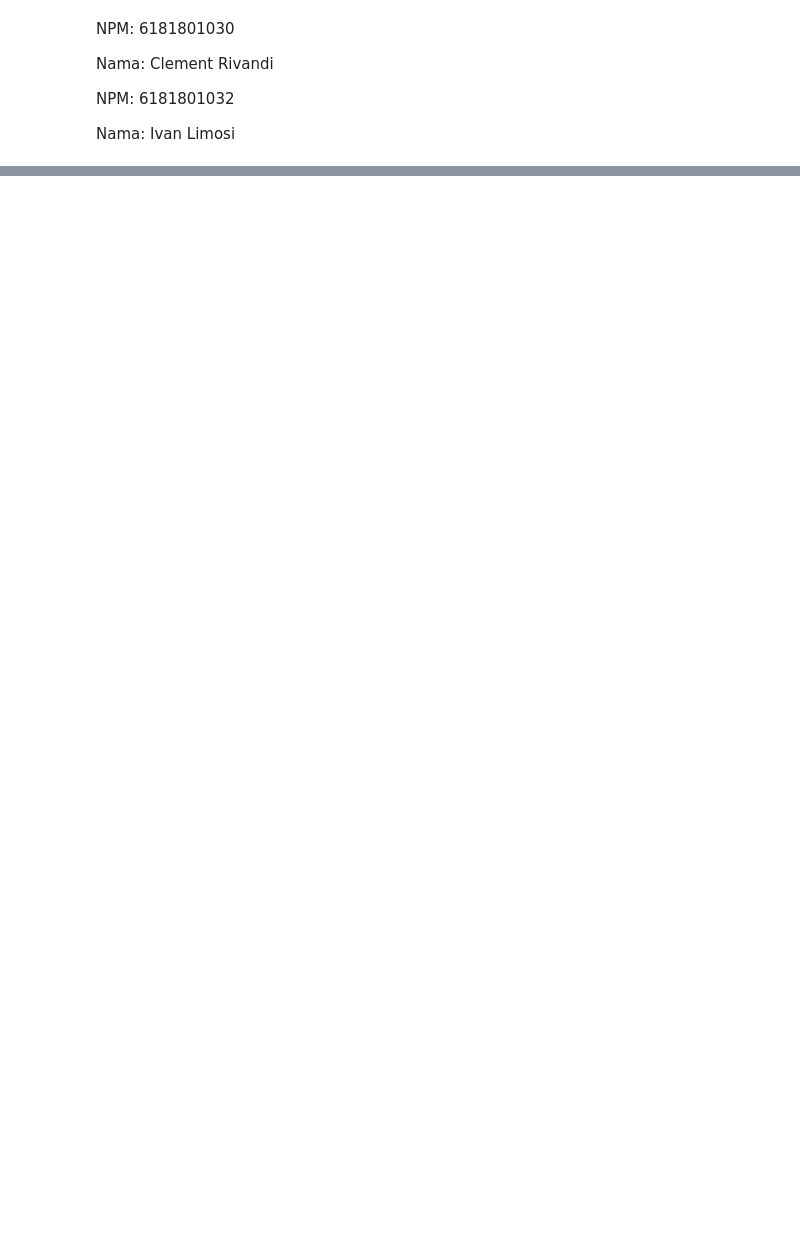
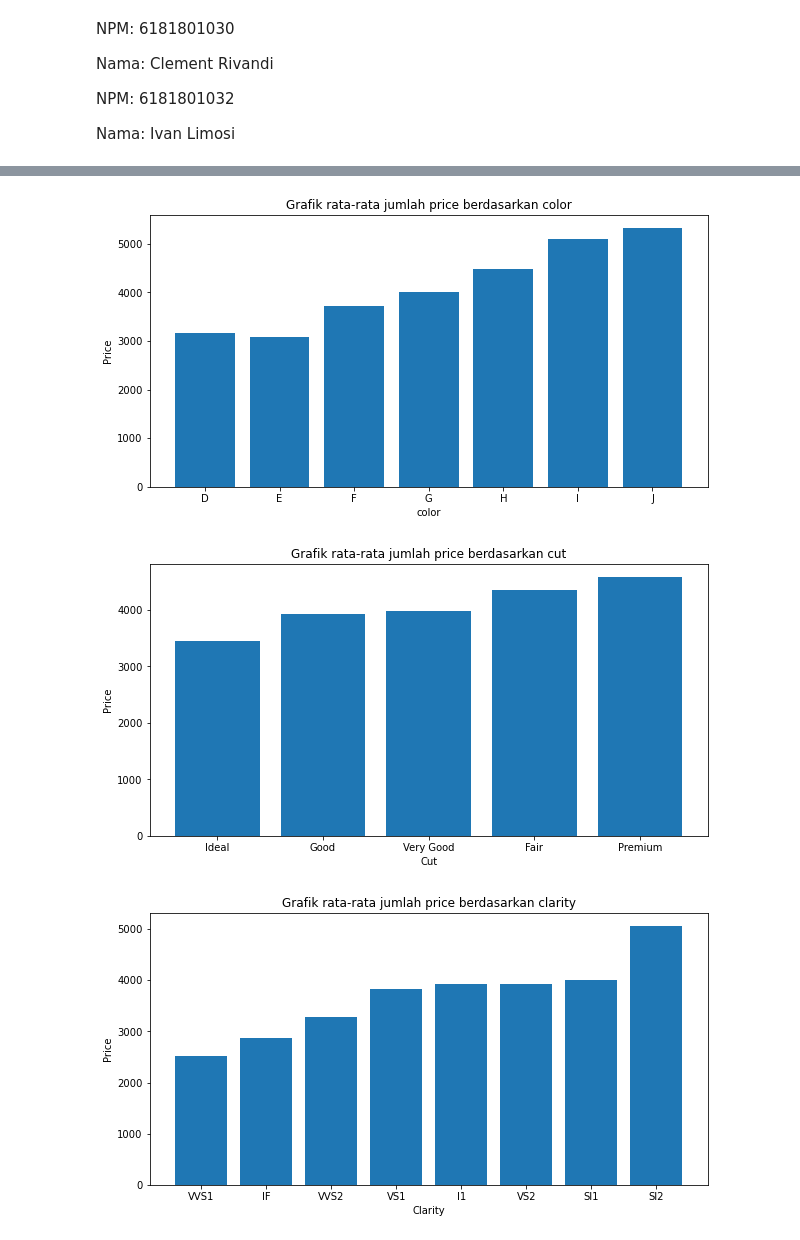
Before and after one commit to 6181801030ClementRivandi/TA, a Jupyter notebook: df.ipynb, the cells around one changed output, grey strips where cells are left out. Cells and saved outputs as stored; diff of their text form; code cells hidden in the pictures; blank space fills up the shorter version.

```diff
--- a/df.ipynb
+++ b/df.ipynb
@@ -50,0 +32,48 @@ plt.show()
+# %%
+### Eksplorasi Data #2 ###
+
+#Eksplorasi kedua dilakukan dengan membandingkan atribut price dengan beberapa atribut bertipe kategorik
+
+# Membuat grafik untuk melihat hubungan antara atribut Color dengan Price.
+# Grafik dibuat dengan membandingkan rata-rata Price dengan jenis Color.
+ColorToPrice = data.groupby('color').mean().sort_values('color')
+plt.figure(figsize=[10,5])
+plt.title('Grafik rata-rata jumlah price berdasarkan color')
+plt.xlabel('color')
+plt.ylabel('Price')
+plt.bar(ColorToPrice.index, ColorToPrice['price'])
+plt.show()
+
+# Membuat grafik untuk melihat hubungan antara atribut Cut dengan Price.
+# Grafik dibuat dengan membandingkan rata-rata Price dengan jenis Cut.
+CutToPrice = data.groupby('cut').mean().sort_values('price')
+plt.figure(figsize=[10,5])
+plt.title('Grafik rata-rata jumlah price berdasarkan cut')
+plt.xlabel('Cut')
+plt.ylabel('Price')
+plt.bar(CutToPrice.index, CutToPrice['price'])
+plt.show()
+
+# Membuat grafik untuk melihat hubungan antara atribut Clarity dengan Price.
+# Grafik dibuat dengan membandingkan rata-rata Price dengan jenis Clarity.
+ClarityToPrice = data.groupby('clarity').mean().sort_values('price')
+plt.figure(figsize=[10,5])
+plt.title('Grafik rata-rata jumlah price berdasarkan clarity')
+plt.xlabel('Clarity')
+plt.ylabel('Price')
+plt.bar(ClarityToPrice.index, ClarityToPrice['price'])
+plt.show()
+
+# Membuat grafik untuk melihat hubungan antara atribut Carat dengan Clarity.
+# Grafik dibuat dengan membandingkan rata-rata Carat dengan jenis Clarity.
+avgCaratClarity = data.groupby('clarity').mean().sort_values('clarity', ascending=True)
+plt.figure(figsize=[10,5])
+plt.title('Grafik rata-rata jumlah carat berdasarkan clarity')
+plt.xlabel('Clarity')
+plt.ylabel('Carat')
+plt.bar(avgCaratClarity.index, avgCaratClarity['carat'])
+plt.show()
+# %% [output]
+[figure, added]
+[figure, added]
+[figure, added]
```
Also changed, not shown: parts of 1 cell of this notebook.
